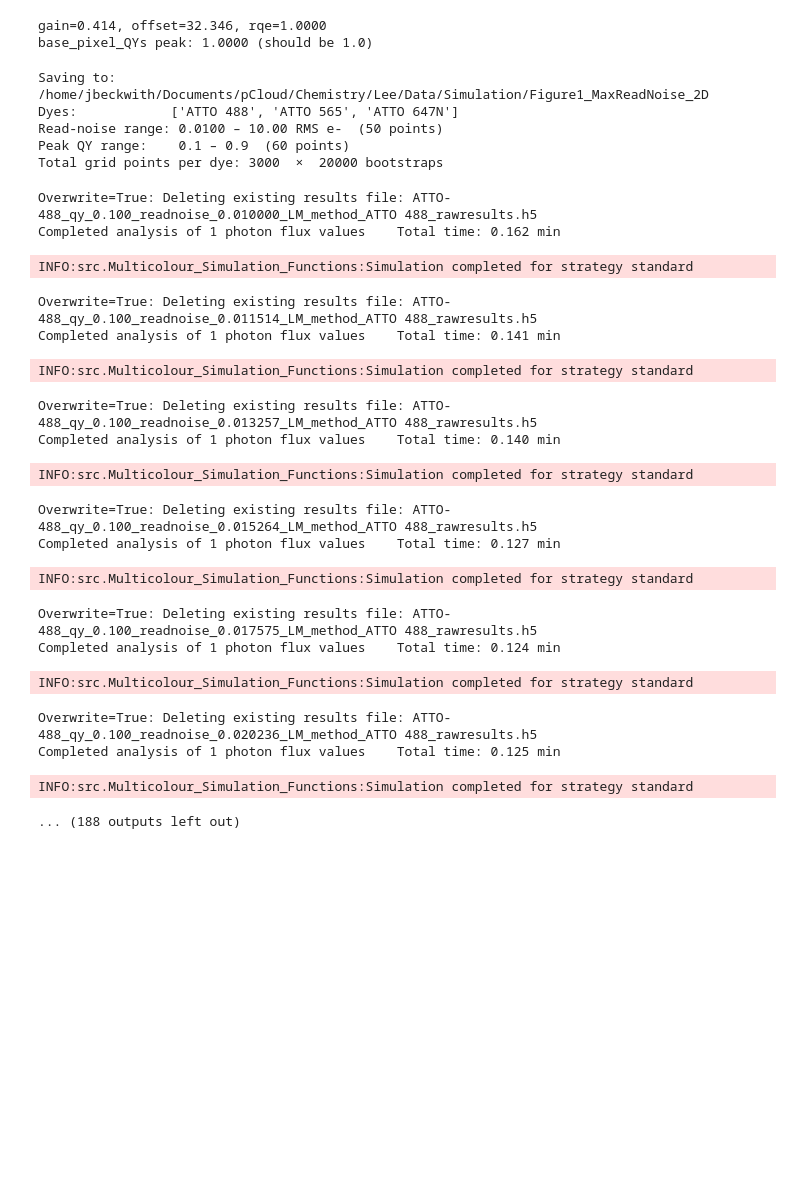
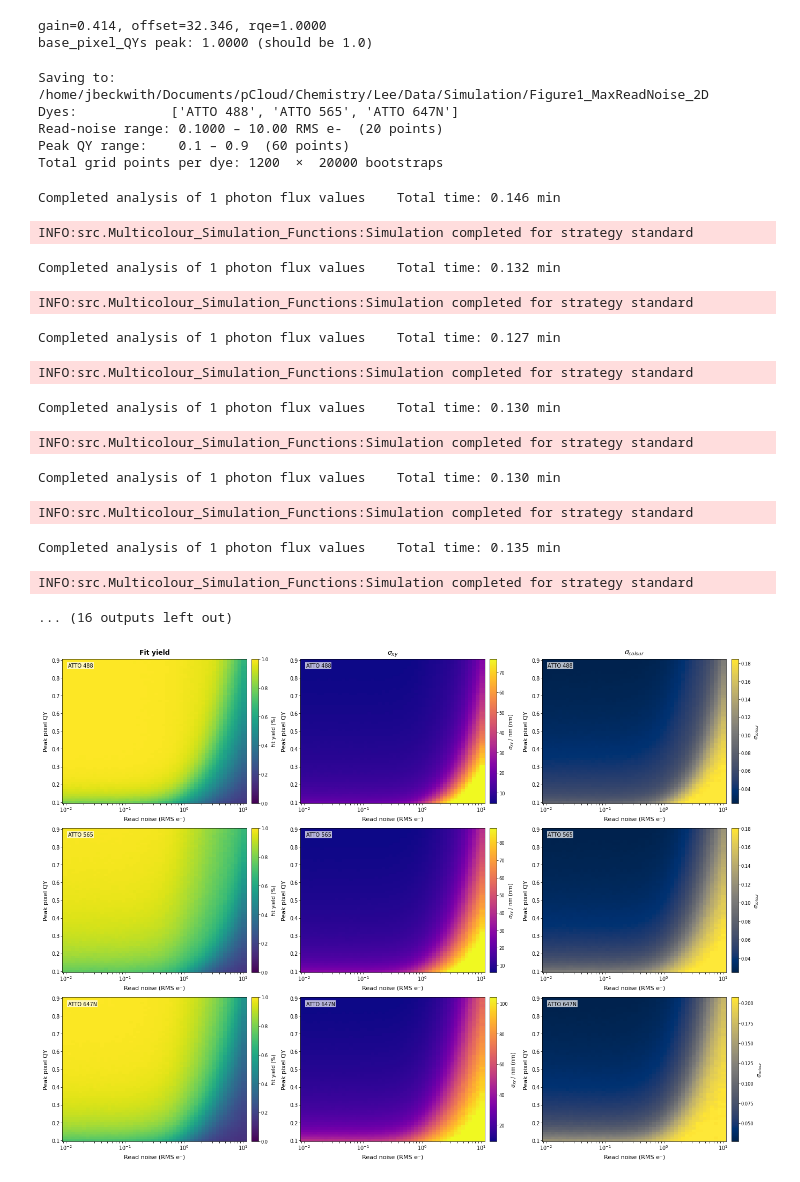
Before and after one commit to JBeckwith/pyS3M, a Jupyter notebook: notebooks/figures/Figure1_maximum_readnoise.ipynb, the cells around one changed output. Saved outputs shown, nothing was run; the diff lists cells and outputs as text; code cells hidden in the pictures; blank space fills up the shorter version.

```diff
--- a/notebooks/figures/Figure1_maximum_readnoise.ipynb
+++ b/notebooks/figures/Figure1_maximum_readnoise.ipynb
@@ -92,7 +92,7 @@ n_bootstrap    = 20000
 n_photon_space = np.array([n_photons], dtype=float)
 
 # Read-noise sweep: 25 log-spaced points from 0.01 to 10 RMS e-
-read_noise_space = np.logspace(np.log10(0.01), np.log10(10.0), 50)
+read_noise_space = np.logspace(np.log10(0.1), np.log10(10.0), 20)
 
 # Peak QY sweep: 9 linear points from 0.1 to 0.9
 peak_qy_space = np.linspace(0.1, 0.9, 60)
@@ -108,9 +108,9 @@ print(f'Total grid points per dye: {len(read_noise_space) * len(peak_qy_space)}
 # %% [output]
 Saving to:       /home/jbeckwith/Documents/pCloud/Chemistry/Lee/Data/Simulation/Figure1_MaxReadNoise_2D
 Dyes:            ['ATTO 488', 'ATTO 565', 'ATTO 647N']
-Read-noise range: 0.0100 – 10.00 RMS e-  (50 points)
+Read-noise range: 0.1000 – 10.00 RMS e-  (20 points)
 Peak QY range:    0.1 – 0.9  (60 points)
-Total grid points per dye: 3000  ×  20000 bootstraps
+Total grid points per dye: 1200  ×  20000 bootstraps
 # %%
 # --- Run bootstrap across all (dye, peak_qy, read_noise) grid points ---
 n_total = len(dyes) * len(peak_qy_space) * len(read_noise_space)
@@ -148,6 +148,7 @@ for dye in dyes:
                 subtractx0y0=False,
                 saverawimages=False,
                 use_stochastic_photons=True,
+                save_summary_csvs=False,
                 verbose=False,
             )
 
@@ -162,42 +163,38 @@ for dye in dyes:
                 strategy=FittingStrategy.STANDARD,
                 starting_flag=flag,
                 config=config,
-                overwrite=True,
+                overwrite=False,
             )
 
 print('\nAll grid points complete.')
 # %% [output]
-Overwrite=True: Deleting existing results file: ATTO-488_qy_0.100_readnoise_0.010000_LM_method_ATTO 488_rawresults.h5
-Completed analysis of 1 photon flux values    Total time: 0.162 min
+Completed analysis of 1 photon flux values    Total time: 0.146 min
 INFO:src.Multicolour_Simulation_Functions:Simulation completed for strategy standard
-Overwrite=True: Deleting existing results file: ATTO-488_qy_0.100_readnoise_0.011514_LM_method_ATTO 488_rawresults.h5
-Completed analysis of 1 photon flux values    Total time: 0.141 min
+Completed analysis of 1 photon flux values    Total time: 0.132 min
 INFO:src.Multicolour_Simulation_Functions:Simulation completed for strategy standard
-Overwrite=True: Deleting existing results file: ATTO-488_qy_0.100_readnoise_0.013257_LM_method_ATTO 488_rawresults.h5
-Completed analysis of 1 photon flux values    Total time: 0.140 min
+Completed analysis of 1 photon flux values    Total time: 0.127 min
 INFO:src.Multicolour_Simulation_Functions:Simulation completed for strategy standard
-Overwrite=True: Deleting existing results file: ATTO-488_qy_0.100_readnoise_0.015264_LM_method_ATTO 488_rawresults.h5
-Completed analysis of 1 photon flux values    Total time: 0.127 min
+Completed analysis of 1 photon flux values    Total time: 0.130 min
 INFO:src.Multicolour_Simulation_Functions:Simulation completed for strategy standard
-Overwrite=True: Deleting existing results file: ATTO-488_qy_0.100_readnoise_0.017575_LM_method_ATTO 488_rawresults.h5
-Completed analysis of 1 photon flux values    Total time: 0.124 min
+Completed analysis of 1 photon flux values    Total time: 0.130 min
 INFO:src.Multicolour_Simulation_Functions:Simulation completed for strategy standard
-Overwrite=True: Deleting existing results file: ATTO-488_qy_0.100_readnoise_0.020236_LM_method_ATTO 488_rawresults.h5
-Completed analysis of 1 photon flux values    Total time: 0.125 min
+Completed analysis of 1 photon flux values    Total time: 0.135 min
 INFO:src.Multicolour_Simulation_Functions:Simulation completed for strategy standard
-... (188 outputs left out)
+... (16 outputs left out)
 # %%
 # --- Load results and build 2D metric surfaces ---
 n_qy = len(peak_qy_space)
 n_rn = len(read_noise_space)
 
-# Storage: dict keyed by dye → 2D array (n_qy, n_rn)
+# Storage: dict keyed by dye -> 2D array (n_qy, n_rn)
 sigma_xy_surf    = {}
 colour_std_surf  = {}
 fit_yield_surf   = {}
 
 for dye in dyes:
-    dyestr = dye.replace(' ', '-').replace('/', '-')
+    dyestr = dye.replace(' ', '-').replace('/', '-')   # flag prefix e.g. ATTO-488
+    # NOTE: the simulation appends the *original* dye name (with spaces) in the
+    # LM_method_ suffix, so path lookups must use `dye`, not `dyestr`.
 
     sigma_xy_arr   = np.full((n_qy, n_rn), np.nan)
     colour_std_arr = np.full((n_qy, n_rn), np.nan)
@@ -207,9 +204,9 @@ for dye in dyes:
         for j, rn in enumerate(read_noise_space):
             flag = f'{dyestr}_qy_{peak_qy:.3f}_readnoise_{rn:.6f}_'
 
-            gt_path  = os.path.join(save_folder, f'{flag}LM_method_{dyestr}_fittesting_input_groundtruthpositions.csv')
-            raw_path = os.path.join(save_folder, f'{flag}LM_method_{dyestr}_rawresults.h5')
-            inp_path = os.path.join(save_folder, f'{flag}LM_method_{dyestr}_fittesting_input_parameters.csv')
+            gt_path  = os.path.join(save_folder, f'{flag}LM_method_{dye}_fittesting_input_groundtruthpositions.csv')
+            raw_path = os.path.join(save_folder, f'{flag}LM_method_{dye}_rawresults.h5')
+            inp_path = os.path.join(save_folder, f'{flag}LM_method_{dye}_fittesting_input_parameters.csv')
 
             if not (os.path.exists(gt_path) and os.path.exists(raw_path) and os.path.exists(inp_path)):
                 continue
@@ -251,8 +248,8 @@ for dye in dyes:
     sigma_xy_surf[dye]   = sigma_xy_arr
     colour_std_surf[dye] = colour_std_arr
     fit_yield_surf[dye]  = fit_yield_arr
-    print(f'{dye}: yield {np.nanmin(fit_yield_arr):.3f}–{np.nanmax(fit_yield_arr):.3f}'
-          f'  σ_xy {np.nanmin(sigma_xy_arr):.1f}–{np.nanmax(sigma_xy_arr):.1f} nm')
+    print(f'{dye}: yield {np.nanmin(fit_yield_arr):.3f}-{np.nanmax(fit_yield_arr):.3f}'
+          f'  sigma_xy {np.nanmin(sigma_xy_arr):.1f}-{np.nanmax(sigma_xy_arr):.1f} nm')
 
 print('Done.')
 # %%
@@ -290,34 +287,36 @@ for col, (key, surf_dict, col_title, cbar_label, unit, cmap, clim) in enumerate(
         data = surf_dict[dye].copy()
 
         if key == 'fit_yield':
-            data = data * 100   # convert to %
+            data = data   # convert to %
 
         vmin, vmax = (clim if clim is not None else
                       (np.nanpercentile(data, 2), np.nanpercentile(data, 98)))
 
         pcm = ax.pcolormesh(
             rn_edges, qy_edges, data,
             cmap=cmap, vmin=vmin, vmax=vmax,
             shading='flat',
         )
         ax.set_xscale('log')
 
         cbar = fig.colorbar(pcm, ax=ax, pad=0.02)
         cbar.set_label(cbar_label + (f' ({unit})' if unit else ''), fontsize=7)
         cbar.ax.tick_params(labelsize=6)
 
         ax.set_xlabel('Read noise (RMS e⁻)', fontsize=8)
         ax.set_ylabel('Peak pixel QY', fontsize=8)
         ax.tick_params(labelsize=7)
 
         if row == 0:
             ax.set_title(col_title, fontsize=9, fontweight='bold')
         ax.text(0.03, 0.97, dye, transform=ax.transAxes,
                 fontsize=7, va='top', ha='left',
                 bbox=dict(fc='white', ec='none', alpha=0.7, pad=1))
 
 folder = '/home/jbeckwith/Documents/pCloud/Chemistry/Lee/Papers/Multicolour/SI/Lowest_Noise_Level/'
 os.makedirs(folder, exist_ok=True)
 plt.savefig(os.path.join(folder, 'Noise_QY_Surface.svg'), dpi=300, format='svg')
 plt.savefig(os.path.join(folder, 'Noise_QY_Surface.png'), dpi=200)
 plt.show()
+# %% [output]
+[figure, added]
```
Also changed, not shown: parts of 1 cell of this notebook, 6 other files.
